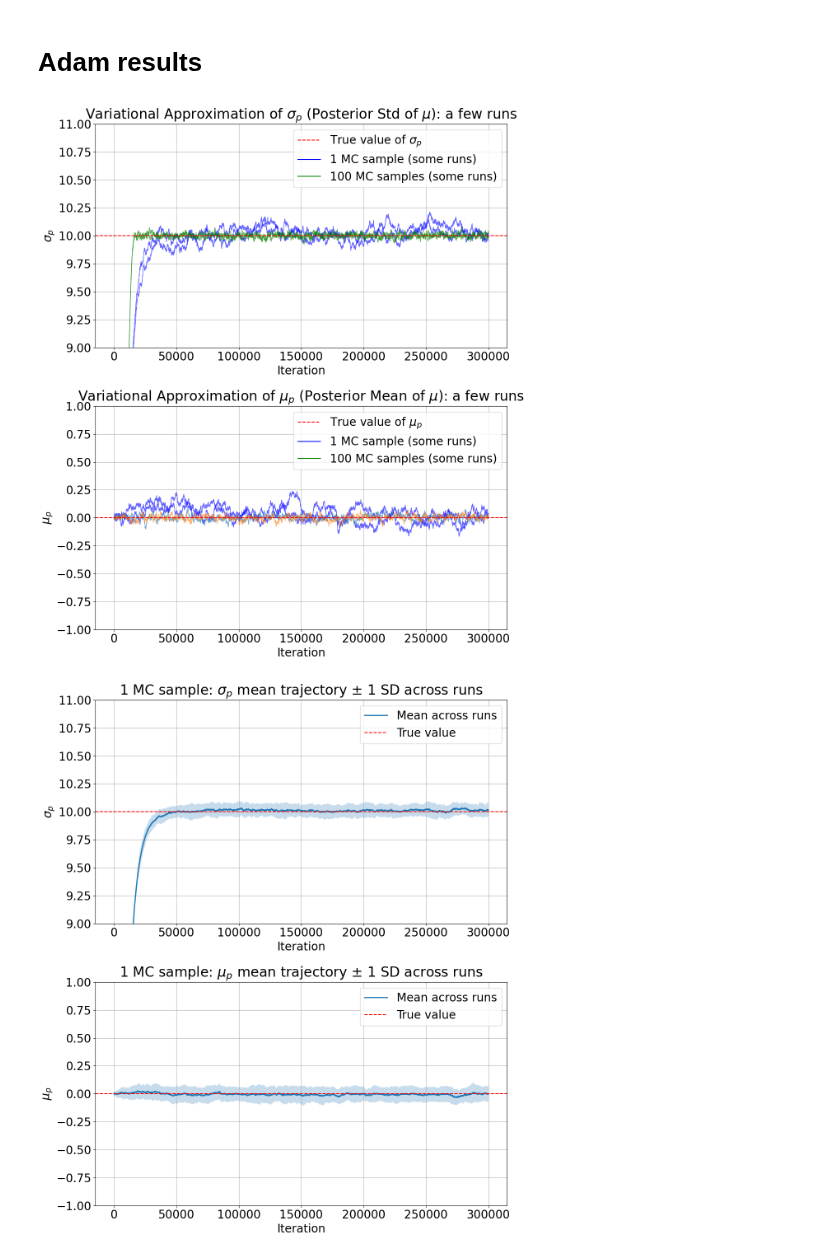
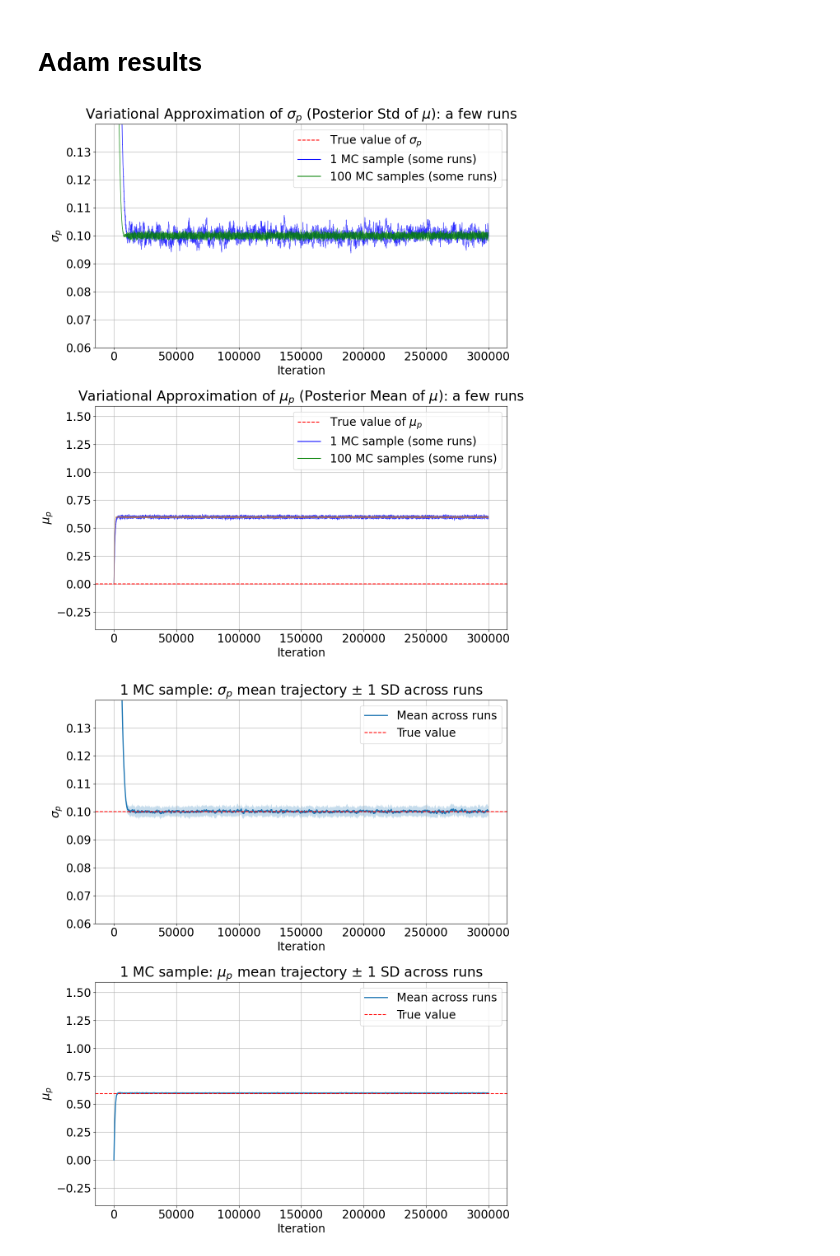
Before and after one commit to madelynandersen/simpleVI, a Jupyter notebook: single_MC/1dgaussian_knownvar/random_restarts/rr_pymc.ipynb, the cells around one changed output. Drawn from its saved outputs; the diff is of its cells as text; code cells hidden in the pictures.

```diff
--- a/single_MC/1dgaussian_knownvar/random_restarts/rr_pymc.ipynb
+++ b/single_MC/1dgaussian_knownvar/random_restarts/rr_pymc.ipynb
@@ -117,7 +117,6 @@ single_stds  = single_stds.reshape(N, T)
 multi_means  = multi_means.reshape(N, T)
 multi_stds   = multi_stds.reshape(N, T)
 x = np.arange(T)
-
 # ----------------------------
 # Plot 1: overlay a few trajectories from each condition
 # ----------------------------
@@ -132,12 +131,12 @@ for i in idx:
 for i in idx:
     axs[0].plot(x, multi_stds[i],  alpha=0.6, linewidth=1, color='green')
 
-axs[0].axhline(sigma_prior, color='red', linestyle='--', label=r'True value of $\sigma_p$')
+axs[0].axhline(true_sigma_post, color='red', linestyle='--', label=r'True value of $\sigma_p$')
 axs[0].set_title(r'Variational Approximation of $\sigma_p$ (Posterior Std of $\mu$): a few runs')
 axs[0].set_xlabel('Iteration')
 axs[0].set_ylabel(r'$\sigma_p$')
 axs[0].grid()
-axs[0].set_ylim(sigma_prior - 1, sigma_prior + 1)
+axs[0].set_ylim(true_sigma_post * 0.6, true_sigma_post * 1.4)
 
 # mean of mu
 for i in idx:
@@ -145,12 +144,12 @@ for i in idx:
 for i in idx:
     axs[1].plot(x, multi_means[i],  alpha=0.6, linewidth=1, label=None)
 
-axs[1].axhline(mu_prior, color='red', linestyle='--', label=r'True value of $\mu_p$')
+axs[1].axhline(true_mu_post, color='red', linestyle='--', label=r'True value of $\mu_p$')
 axs[1].set_title(r'Variational Approximation of $\mu_p$ (Posterior Mean of $\mu$): a few runs')
 axs[1].set_xlabel('Iteration')
 axs[1].set_ylabel(r'$\mu_p$')
 axs[1].grid()
-axs[1].set_ylim(mu_prior - 1, mu_prior + 1)
+axs[1].set_ylim(true_mu_post - 1, true_mu_post + 1)
 
 # manual legend (so we don’t get 16 duplicate entries)
 axs[0].plot([], [], color='blue', label='1 MC sample (some runs)')
@@ -185,18 +184,18 @@ def plot_mean_band(ax, x, Y, true_value, title, ylabel):
 # 1 MC sample: mean ± sd across runs
 fig, axs = plt.subplots(2, 1, figsize=(12, 14))
 plot_mean_band(
-    axs[0], x, single_stds, sigma_prior,
+    axs[0], x, single_stds, true_sigma_post,
     r'1 MC sample: $\sigma_p$ mean trajectory $\pm$ 1 SD across runs',
     r'$\sigma_p$'
 )
-axs[0].set_ylim(sigma_prior - 1, sigma_prior + 1)
+axs[0].set_ylim(true_sigma_post * 0.6, true_sigma_post * 1.4)
 
 plot_mean_band(
-    axs[1], x, single_means, mu_prior,
+    axs[1], x, single_means, true_mu_post,
     r'1 MC sample: $\mu_p$ mean trajectory $\pm$ 1 SD across runs',
     r'$\mu_p$'
 )
-axs[1].set_ylim(mu_prior - 1, mu_prior + 1)
+axs[1].set_ylim(true_mu_post - 1, true_mu_post + 1)
 
 plt.tight_layout()
 plt.show()
@@ -204,18 +203,18 @@ plt.show()
 # 100 MC samples: mean ± sd across runs
 fig, axs = plt.subplots(2, 1, figsize=(12, 14))
 plot_mean_band(
-    axs[0], x, multi_stds, sigma_prior,
+    axs[0], x, multi_stds, true_sigma_post,
     r'100 MC samples: $\sigma_p$ mean trajectory $\pm$ 1 SD across runs',
     r'$\sigma_p$'
 )
-axs[0].set_ylim(sigma_prior - 1, sigma_prior + 1)
+axs[0].set_ylim(true_sigma_post * 0.6, true_sigma_post * 1.4)
 
 plot_mean_band(
-    axs[1], x, multi_means, mu_prior,
+    axs[1], x, multi_means, true_mu_post,
     r'100 MC samples: $\mu_p$ mean trajectory $\pm$ 1 SD across runs',
     r'$\mu_p$'
 )
-axs[1].set_ylim(mu_prior - 1, mu_prior + 1)
+axs[1].set_ylim(true_mu_post - 1, true_mu_post + 1)
 
 plt.tight_layout()
 plt.show()
@@ -270,7 +269,7 @@ axs[0].set_title(r'Variational Approximation of $\sigma_p$ (Posterior Std of $\m
 axs[0].set_xlabel('Iteration')
 axs[0].set_ylabel(r'$\sigma_p$')
 axs[0].grid()
-axs[0].set_ylim(sigma_prior - 1, sigma_prior + 1)
+axs[0].set_ylim(true_sigma_post * 0.6, true_sigma_post * 1.4)
 
 # mean of mu
 for i in idx:
@@ -283,7 +282,7 @@ axs[1].set_title(r'Variational Approximation of $\mu_p$ (Posterior Mean of $\mu$
 axs[1].set_xlabel('Iteration')
 axs[1].set_ylabel(r'$\mu_p$')
 axs[1].grid()
-axs[1].set_ylim(mu_prior - 1, mu_prior + 1)
+axs[1].set_ylim(true_mu_post - 1, true_mu_post + 1)
 
 # manual legend (so we don’t get 16 duplicate entries)
 axs[0].plot([], [], color='blue', label='1 MC sample (some runs)')
@@ -318,40 +317,40 @@ def plot_mean_band(ax, x, Y, true_value, title, ylabel):
 # 1 MC sample: mean ± sd across runs
 fig, axs = plt.subplots(2, 1, figsize=(12, 14))
 plot_mean_band(
-    axs[0], x, adam_single_stds, sigma_prior,
+    axs[0], x, adam_single_stds, true_sigma_post,
     r'1 MC sample: $\sigma_p$ mean trajectory $\pm$ 1 SD across runs',
     r'$\sigma_p$'
 )
-axs[0].set_ylim(sigma_prior - 1, sigma_prior + 1)
+axs[0].set_ylim(true_sigma_post * 0.6, true_sigma_post * 1.4)
 
 plot_mean_band(
-    axs[1], x, adam_single_means, mu_prior,
+    axs[1], x, adam_single_means, true_mu_post,
     r'1 MC sample: $\mu_p$ mean trajectory $\pm$ 1 SD across runs',
     r'$\mu_p$'
 )
-axs[1].set_ylim(mu_prior - 1, mu_prior + 1)
+axs[1].set_ylim(true_mu_post - 1, true_mu_post + 1)
 
 plt.tight_layout()
 plt.show()
 
 # 100 MC samples: mean ± sd across runs
 fig, axs = plt.subplots(2, 1, figsize=(12, 14))
 plot_mean_band(
-    axs[0], x, adam_multi_stds, sigma_prior,
+    axs[0], x, adam_multi_stds, true_sigma_post,
     r'100 MC samples: $\sigma_p$ mean trajectory $\pm$ 1 SD across runs',
     r'$\sigma_p$'
 )
-axs[0].set_ylim(sigma_prior - 1, sigma_prior + 1)
+axs[0].set_ylim(true_sigma_post * 0.6, true_sigma_post * 1.4)
 
 plot_mean_band(
-    axs[1], x, adam_multi_means, mu_prior,
+    axs[1], x, adam_multi_means, true_mu_post,
     r'100 MC samples: $\mu_p$ mean trajectory $\pm$ 1 SD across runs',
     r'$\mu_p$'
 )
-axs[1].set_ylim(mu_prior - 1, mu_prior + 1)
+axs[1].set_ylim(true_mu_post - 1, true_mu_post + 1)
 
 plt.tight_layout()
 plt.show()
 # %% [output]
-[figure, old version]
+[figure, new version]
-[figure, old version]
+[figure, new version]
```
Also changed, not shown: parts of 3 cells of this notebook, 9 other files.
